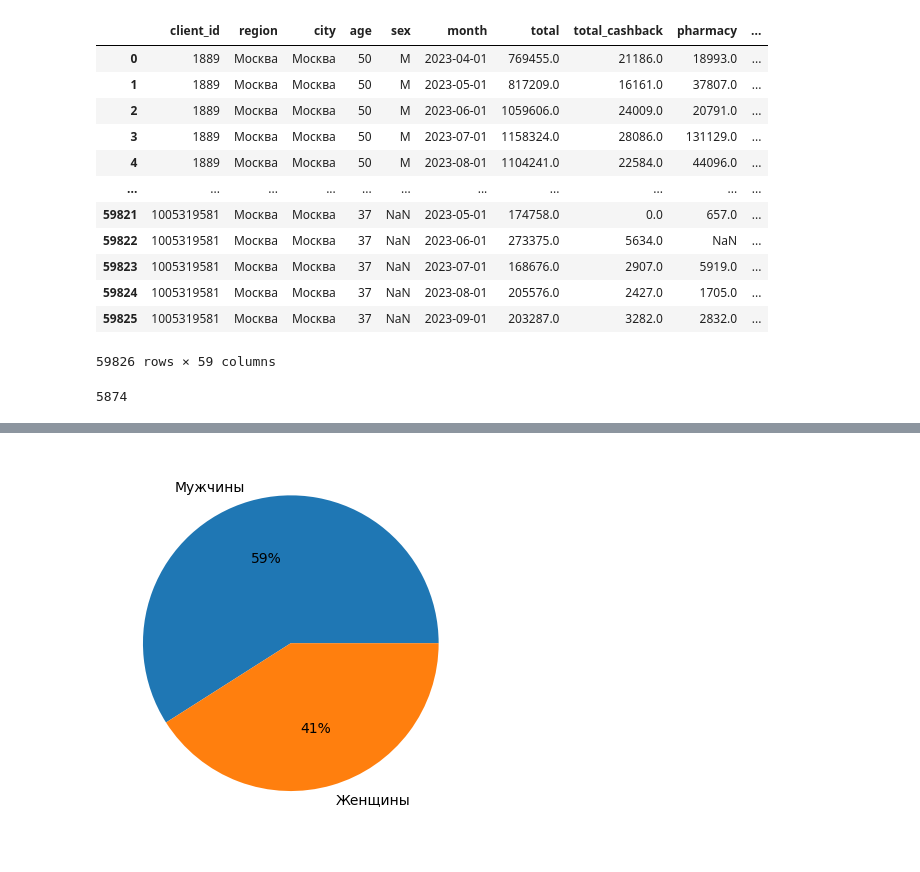
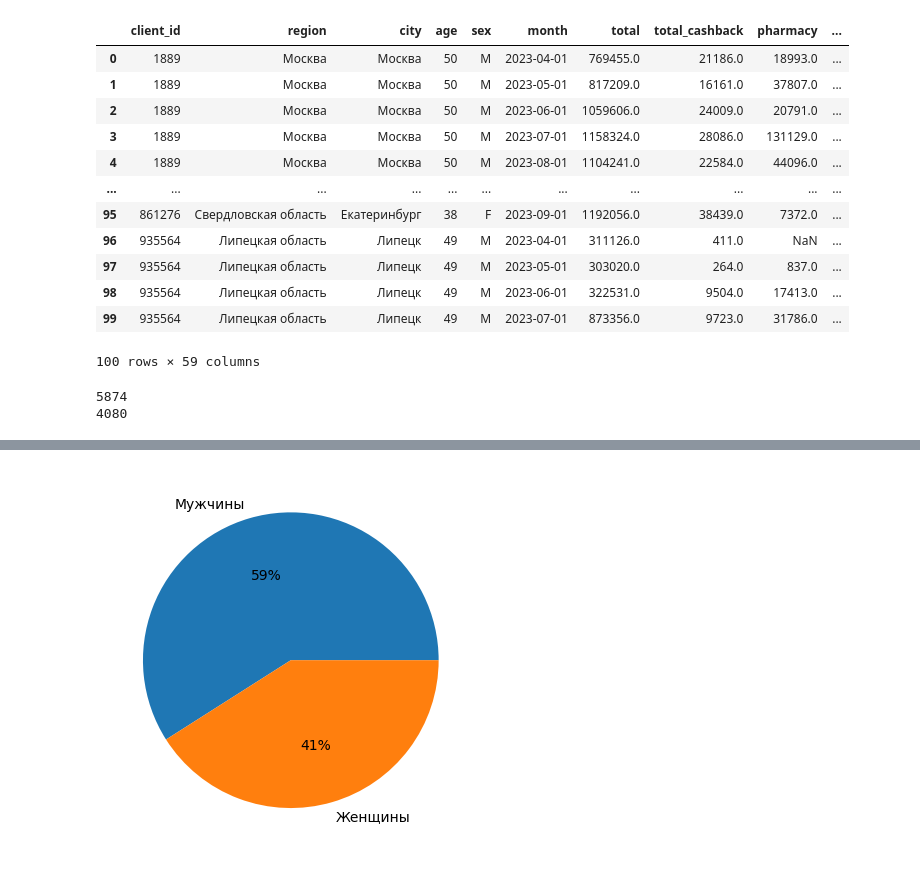
Before and after one commit to Cheshuyka/DANO, a Jupyter notebook: clearing.ipynb, the cells around one changed output, grey strips where cells are left out. Saved outputs shown, nothing was run; the diff lists cells and outputs as text; code cells hidden in the pictures.

```diff
--- a/clearing.ipynb
+++ b/clearing.ipynb
@@ -60,22 +60,24 @@ new_names = ['client_id', 'region', 'city', 'age', 'sex', 'month', 'total',
        'back_rent_car']
 df = df.rename(columns=dict(zip(df.columns, new_names)))
 # %%
-df
+df.head(100)
 # %% [output]
 |  | client_id | region | city | age | sex | month | total | total_cashback | pharmacy | ... |
 | 0 | 1889 | Москва | Москва | 50 | M | 2023-04-01 | 769455.0 | 21186.0 | 18993.0 | ... |
 | 1 | 1889 | Москва | Москва | 50 | M | 2023-05-01 | 817209.0 | 16161.0 | 37807.0 | ... |
 | 2 | 1889 | Москва | Москва | 50 | M | 2023-06-01 | 1059606.0 | 24009.0 | 20791.0 | ... |
 | 3 | 1889 | Москва | Москва | 50 | M | 2023-07-01 | 1158324.0 | 28086.0 | 131129.0 | ... |
 | 4 | 1889 | Москва | Москва | 50 | M | 2023-08-01 | 1104241.0 | 22584.0 | 44096.0 | ... |
 | ... | ... | ... | ... | ... | ... | ... | ... | ... | ... | ... |
-| 59821 | 1005319581 | Москва | Москва | 37 | NaN | 2023-05-01 | 174758.0 | 0.0 | 657.0 | ... |
-| 59822 | 1005319581 | Москва | Москва | 37 | NaN | 2023-06-01 | 273375.0 | 5634.0 | NaN | ... |
-| 59823 | 1005319581 | Москва | Москва | 37 | NaN | 2023-07-01 | 168676.0 | 2907.0 | 5919.0 | ... |
-| 59824 | 1005319581 | Москва | Москва | 37 | NaN | 2023-08-01 | 205576.0 | 2427.0 | 1705.0 | ... |
-| 59825 | 1005319581 | Москва | Москва | 37 | NaN | 2023-09-01 | 203287.0 | 3282.0 | 2832.0 | ... |
+| 95 | 861276 | Свердловская область | Екатеринбург | 38 | F | 2023-09-01 | 1192056.0 | 38439.0 | 7372.0 | ... |
+| 96 | 935564 | Липецкая область | Липецк | 49 | M | 2023-04-01 | 311126.0 | 411.0 | NaN | ... |
+| 97 | 935564 | Липецкая область | Липецк | 49 | M | 2023-05-01 | 303020.0 | 264.0 | 837.0 | ... |
+| 98 | 935564 | Липецкая область | Липецк | 49 | M | 2023-06-01 | 322531.0 | 9504.0 | 17413.0 | ... |
+| 99 | 935564 | Липецкая область | Липецк | 49 | M | 2023-07-01 | 873356.0 | 9723.0 | 31786.0 | ... |
-59826 rows × 59 columns
+100 rows × 59 columns
 # %%
-len(df[df['sex'] == 'M']) // 6
+print(len(df[df['sex'] == 'M']) // 6)
+print(len(df[df['sex'] == 'F']) // 6)
 # %% [output]
 5874
+4080
```
Also changed, not shown: parts of 2 cells of this notebook, 8 other files.
